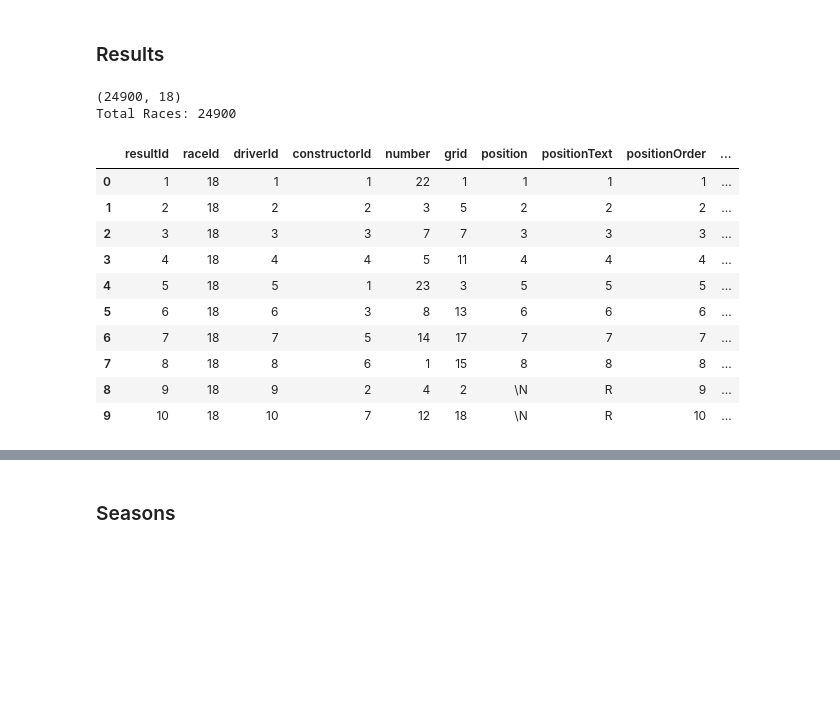
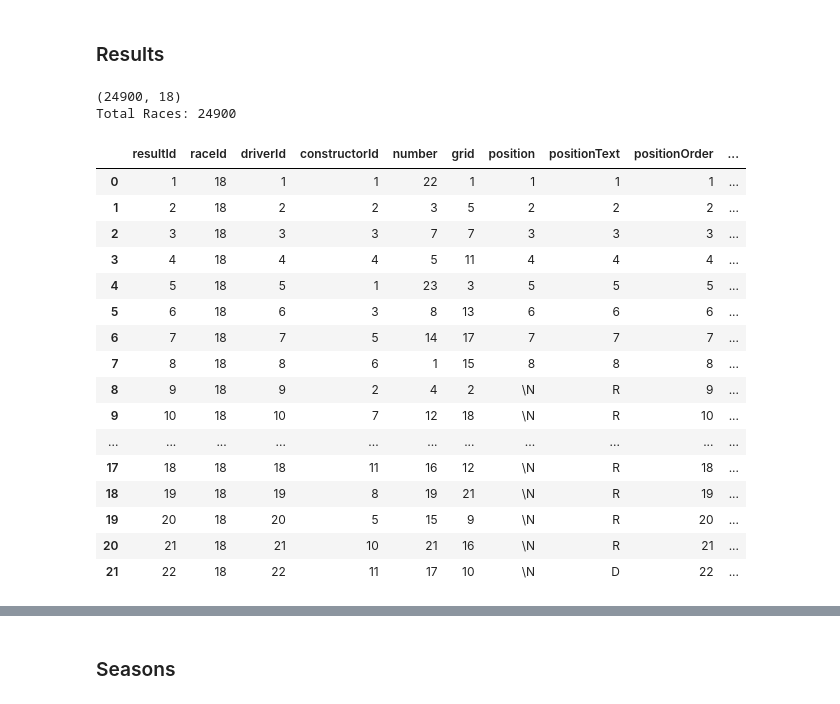
Before and after one commit to juankasv99/APC-F1RacePredictions, a Jupyter notebook: Untitled.ipynb, the cells around one changed output, grey strips where cells are left out. Drawn from its saved outputs; the diff is of its cells as text; code cells hidden in the pictures; blank space fills up the shorter version.

```diff
--- a/Untitled.ipynb
+++ b/Untitled.ipynb
@@ -161,24 +192,30 @@ dtype: int64
 # %%
 resultsDF = pd.read_csv(path+resultsPath+".csv")
 
 print(resultsDF.shape)
 print("Total Races:", resultsDF.shape[0])
 pd.set_option("display.max_columns", None)
-resultsDF.head(10)
+resultsDF.head(22)
 # %% [output]
 (24900, 18)
 Total Races: 24900
 |  | resultId | raceId | driverId | constructorId | number | grid | position | positionText | positionOrder | ... |
 | 0 | 1 | 18 | 1 | 1 | 22 | 1 | 1 | 1 | 1 | ... |
 | 1 | 2 | 18 | 2 | 2 | 3 | 5 | 2 | 2 | 2 | ... |
 | 2 | 3 | 18 | 3 | 3 | 7 | 7 | 3 | 3 | 3 | ... |
 | 3 | 4 | 18 | 4 | 4 | 5 | 11 | 4 | 4 | 4 | ... |
 | 4 | 5 | 18 | 5 | 1 | 23 | 3 | 5 | 5 | 5 | ... |
 | 5 | 6 | 18 | 6 | 3 | 8 | 13 | 6 | 6 | 6 | ... |
 | 6 | 7 | 18 | 7 | 5 | 14 | 17 | 7 | 7 | 7 | ... |
 | 7 | 8 | 18 | 8 | 6 | 1 | 15 | 8 | 8 | 8 | ... |
 | 8 | 9 | 18 | 9 | 2 | 4 | 2 | \N | R | 9 | ... |
 | 9 | 10 | 18 | 10 | 7 | 12 | 18 | \N | R | 10 | ... |
+| ... | ... | ... | ... | ... | ... | ... | ... | ... | ... | ... |
+| 17 | 18 | 18 | 18 | 11 | 16 | 12 | \N | R | 18 | ... |
+| 18 | 19 | 18 | 19 | 8 | 19 | 21 | \N | R | 19 | ... |
+| 19 | 20 | 18 | 20 | 5 | 15 | 9 | \N | R | 20 | ... |
+| 20 | 21 | 18 | 21 | 10 | 21 | 16 | \N | R | 21 | ... |
+| 21 | 22 | 18 | 22 | 11 | 17 | 10 | \N | D | 22 | ... |
 # %%
 print("missing values:\n",resultsDF.isna().sum())
 # %% [output]
```
Also changed, not shown: parts of 4 cells of this notebook, 1 other file.
